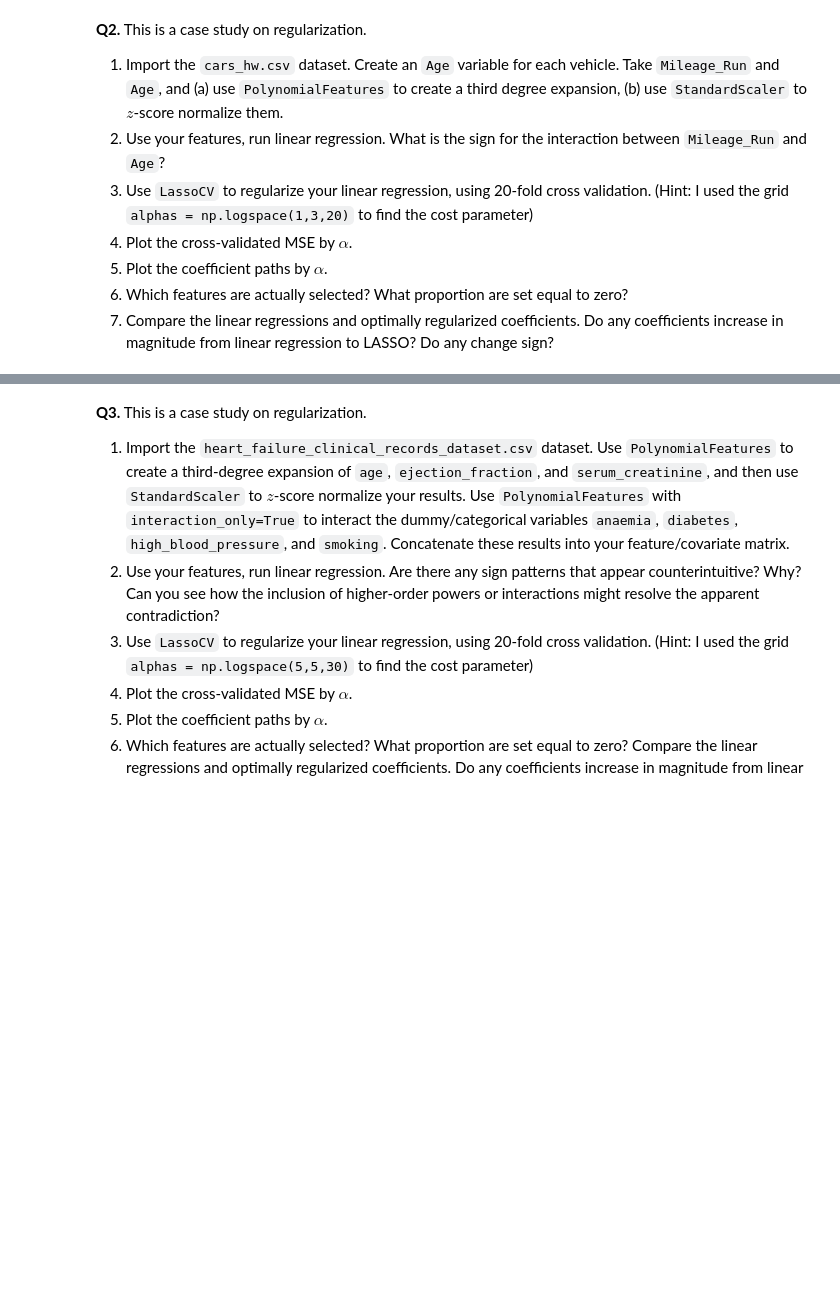
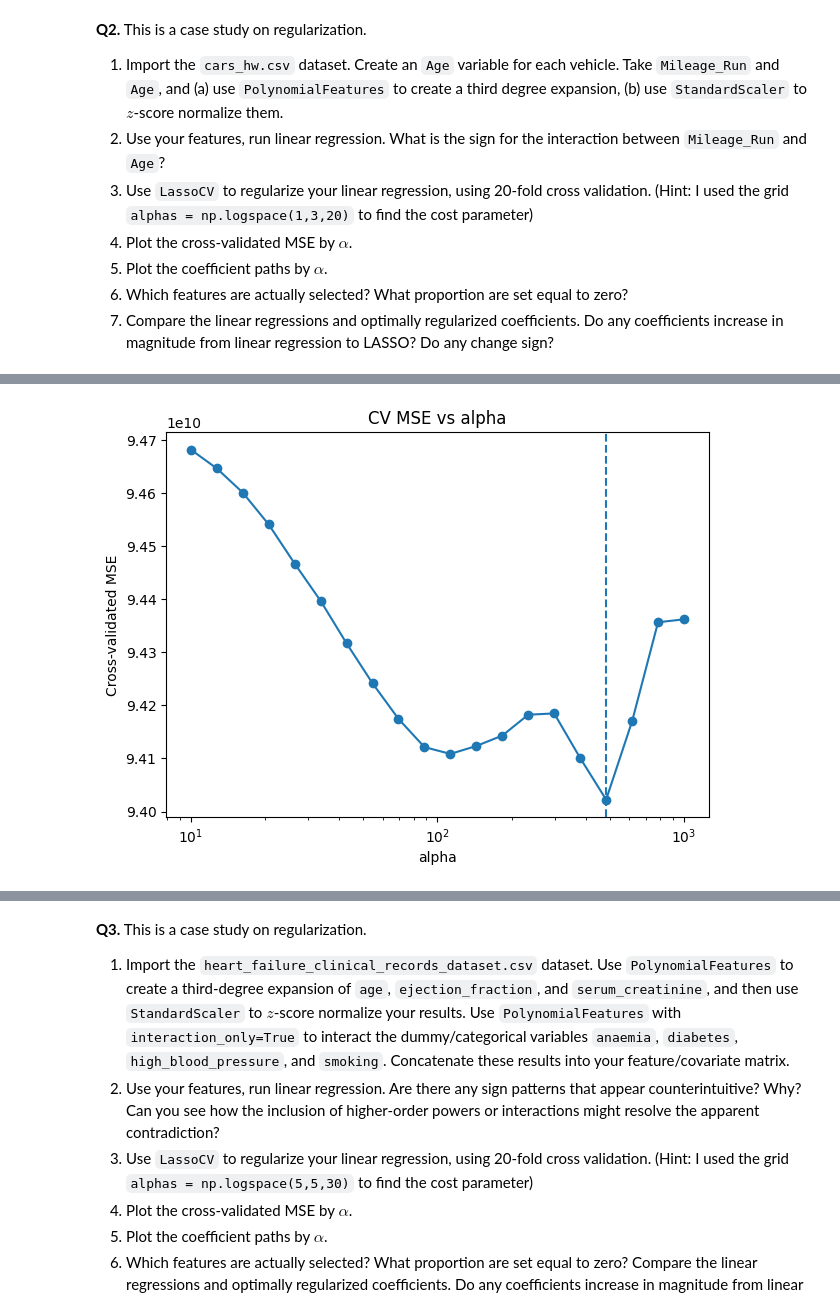
Before and after one commit to JasonYe05/undergrad_ml_assignments, a Jupyter notebook: 04_assignment_regularization.ipynb, the cells around one changed output, grey strips where cells are left out. Saved outputs shown, nothing was run; the diff lists cells and outputs as text; code cells hidden in the pictures; blank space fills up the shorter version.

```diff
--- a/04_assignment_regularization.ipynb
+++ b/04_assignment_regularization.ipynb
@@ -43,0 +48,14 @@ Data extracted
+# %%
+poly = PolynomialFeatures(degree=3, include_bias=False)
+X_poly = poly.fit_transform(X_raw)
+feature_names = poly.get_feature_names_out(["Mileage_Run", "Age"])
+# %%
+scaler = StandardScaler()
+X = scaler.fit_transform(X_poly)
+# %%
+linreg = LinearRegression()
+linreg.fit(X, y)
+
+lin_coefs = pd.Series(linreg.coef_, index=feature_names)
+print("Linear regression coefficients:")
+print(lin_coefs)
@@ -43,0 +76,18 @@ Data extracted
+# %%
+alphas = np.logspace(1, 3, 20)
+
+lasso_cv = LassoCV(
+    alphas=alphas,
+    cv=20,
+    max_iter=200000,
+    random_state=0
+)
+lasso_cv.fit(X, y)
+
+lasso_coefs = pd.Series(lasso_cv.coef_, index=feature_names)
+
+print("\nBest alpha:")
+print(lasso_cv.alpha_)
+
+print("\nLASSO coefficients:")
+print(lasso_coefs)
@@ -43,0 +109,12 @@ Data extracted
+# %%
+mean_mse = lasso_cv.mse_path_.mean(axis=1)
+
+plt.figure(figsize=(7,5))
+plt.semilogx(lasso_cv.alphas_, mean_mse, marker="o")
+plt.axvline(lasso_cv.alpha_, linestyle="--")
+plt.xlabel("alpha")
+plt.ylabel("Cross-validated MSE")
+plt.title("CV MSE vs alpha")
+plt.show()
+# %% [output]
+[figure, added]
```
Also changed, not shown: parts of 11 cells of this notebook.
